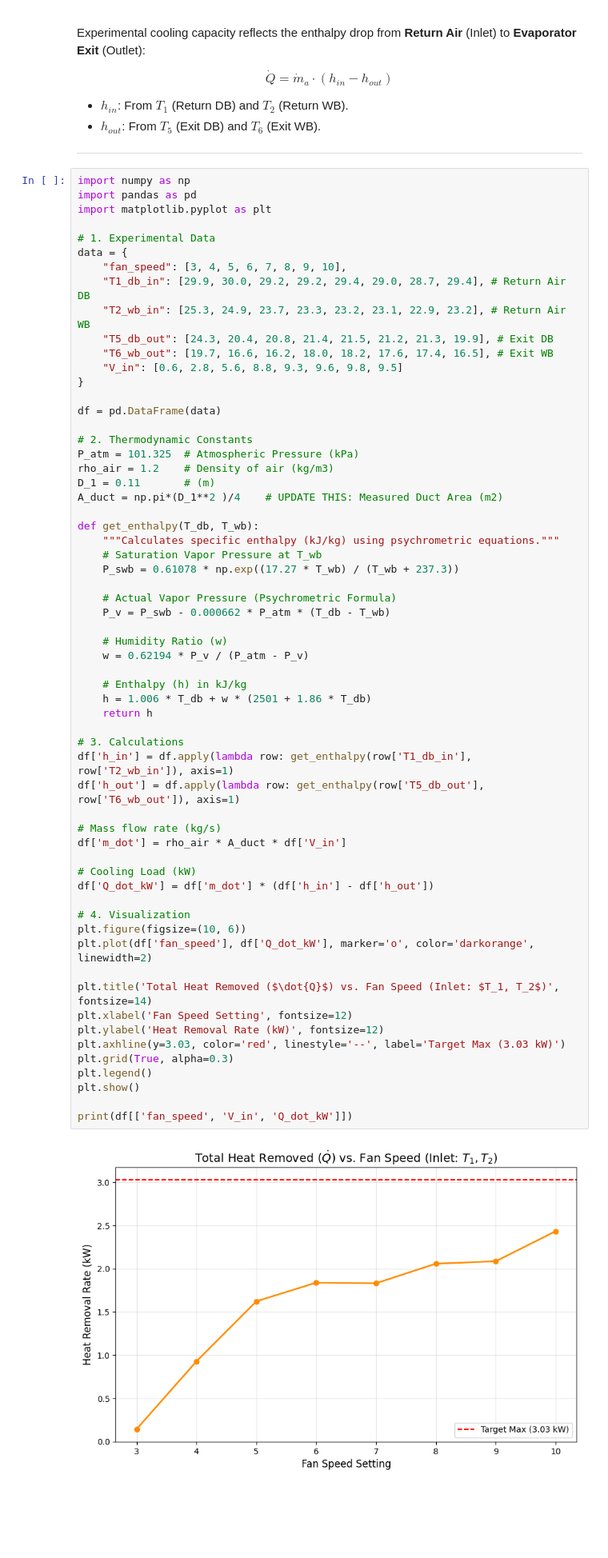
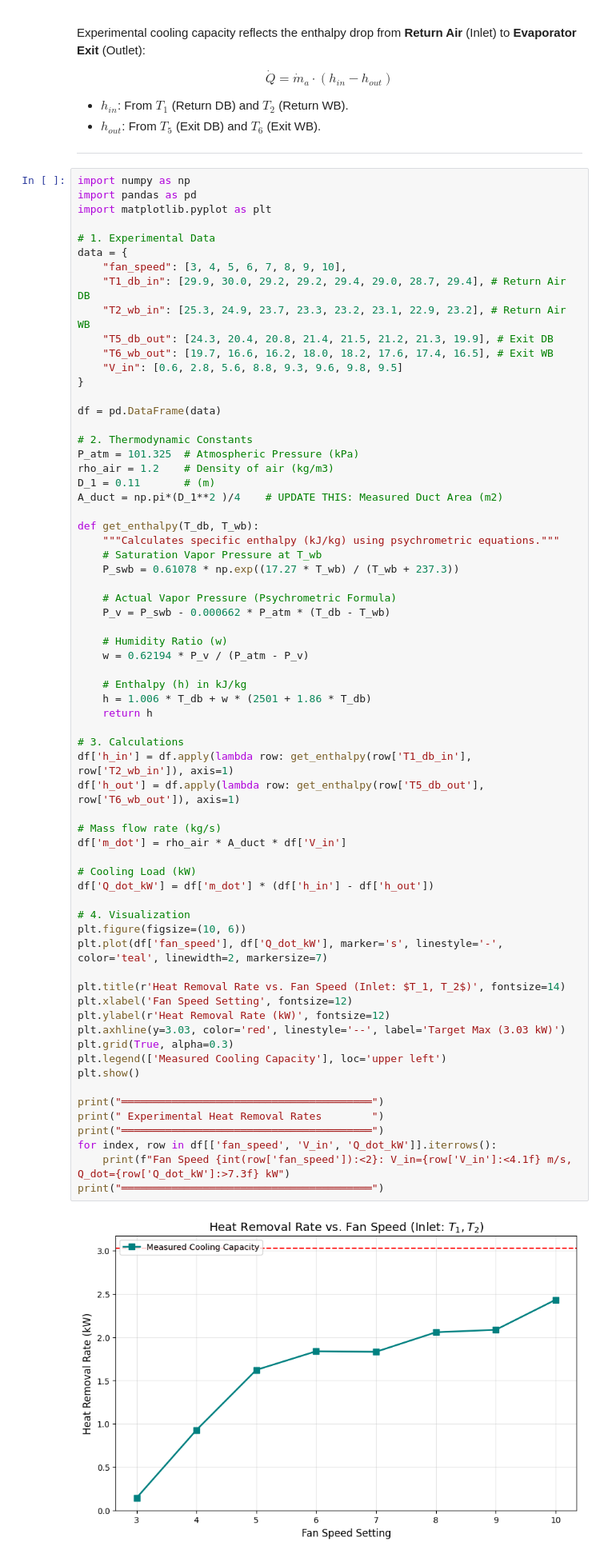
Before and after one commit to tharindu33333/ME421-Mechanical-Systems-Lab-A2, a Jupyter notebook: Heat Transfer/E_20_103_Heat_Transfer.ipynb, the cells around one changed output. Shown at 80% size. Cells and saved outputs as stored; diff of their text form; blank space fills up the shorter version.

```diff
--- a/Heat Transfer/E_20_103_Heat_Transfer.ipynb
+++ b/Heat Transfer/E_20_103_Heat_Transfer.ipynb
@@ -310,36 +325,41 @@ def get_enthalpy(T_db, T_wb):
 
     # Actual Vapor Pressure (Psychrometric Formula)
     P_v = P_swb - 0.000662 * P_atm * (T_db - T_wb)
 
     # Humidity Ratio (w)
     w = 0.62194 * P_v / (P_atm - P_v)
 
     # Enthalpy (h) in kJ/kg
     h = 1.006 * T_db + w * (2501 + 1.86 * T_db)
     return h
 
 # 3. Calculations
 df['h_in'] = df.apply(lambda row: get_enthalpy(row['T1_db_in'], row['T2_wb_in']), axis=1)
 df['h_out'] = df.apply(lambda row: get_enthalpy(row['T5_db_out'], row['T6_wb_out']), axis=1)
 
 # Mass flow rate (kg/s)
 df['m_dot'] = rho_air * A_duct * df['V_in']
 
 # Cooling Load (kW)
 df['Q_dot_kW'] = df['m_dot'] * (df['h_in'] - df['h_out'])
 
 # 4. Visualization
 plt.figure(figsize=(10, 6))
-plt.plot(df['fan_speed'], df['Q_dot_kW'], marker='o', color='darkorange', linewidth=2)
+plt.plot(df['fan_speed'], df['Q_dot_kW'], marker='s', linestyle='-', color='teal', linewidth=2, markersize=7)
 
-plt.title('Total Heat Removed ($\dot{Q}$) vs. Fan Speed (Inlet: $T_1, T_2$)', fontsize=14)
+plt.title(r'Heat Removal Rate vs. Fan Speed (Inlet: $T_1, T_2$)', fontsize=14)
 plt.xlabel('Fan Speed Setting', fontsize=12)
-plt.ylabel('Heat Removal Rate (kW)', fontsize=12)
+plt.ylabel(r'Heat Removal Rate (kW)', fontsize=12)
 plt.axhline(y=3.03, color='red', linestyle='--', label='Target Max (3.03 kW)')
 plt.grid(True, alpha=0.3)
-plt.legend()
+plt.legend(['Measured Cooling Capacity'], loc='upper left')
 plt.show()
 
-print(df[['fan_speed', 'V_in', 'Q_dot_kW']])
+print("════════════════════════════════════════")
+print(" Experimental Heat Removal Rates        ")
+print("════════════════════════════════════════")
+for index, row in df[['fan_speed', 'V_in', 'Q_dot_kW']].iterrows():
+    print(f"Fan Speed {int(row['fan_speed']):<2}: V_in={row['V_in']:<4.1f} m/s, Q_dot={row['Q_dot_kW']:>7.3f} kW")
+print("════════════════════════════════════════")
 # %% [output]
-[figure, old version]
+[figure, new version]
```
Also changed, not shown: parts of 7 cells of this notebook.
